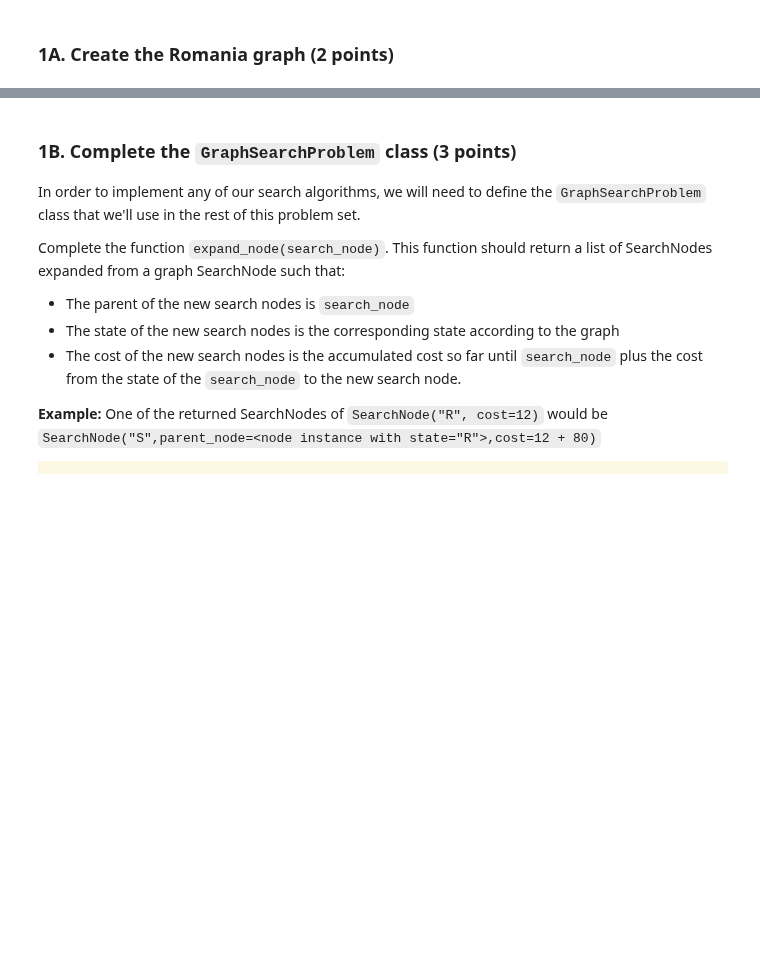
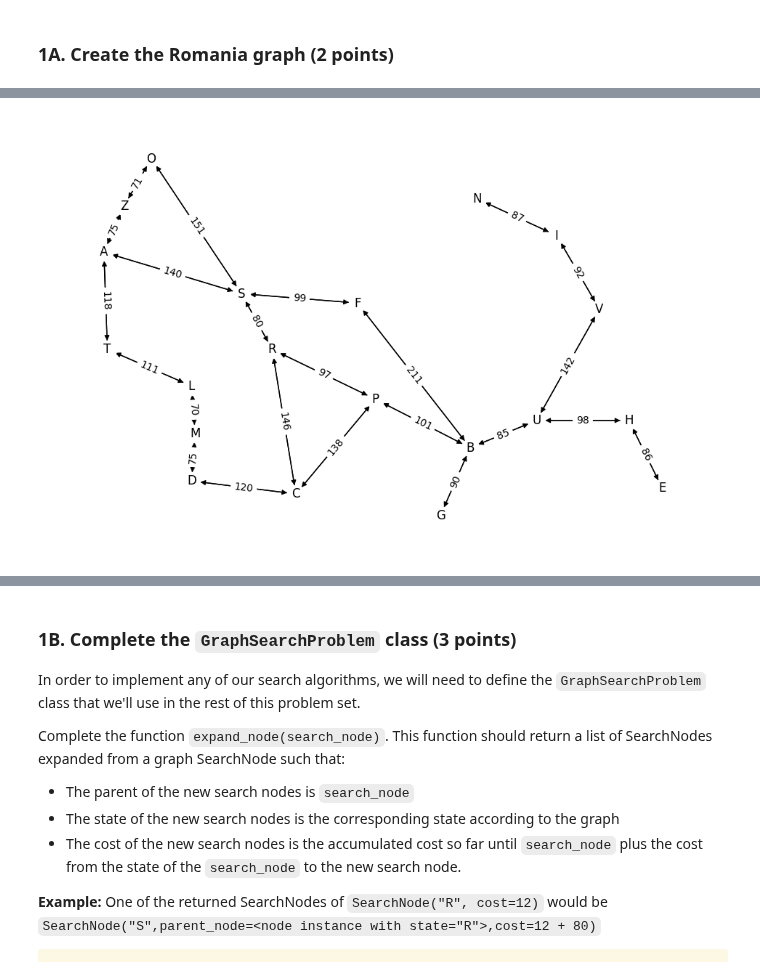
Before and after one commit to andrewgorovoy-mde/PADM_Fall2026, a Jupyter notebook: homeworks/ps2/ProblemSet02_InformedSearch_and_RRTs_release.ipynb, the cells around one changed output, grey strips where cells are left out. Drawn from its saved outputs; the diff is of its cells as text; code cells hidden in the pictures; blank space fills up the shorter version.

```diff
--- a/homeworks/ps2/ProblemSet02_InformedSearch_and_RRTs_release.ipynb
+++ b/homeworks/ps2/ProblemSet02_InformedSearch_and_RRTs_release.ipynb
@@ -156,13 +158,28 @@ romania_locations = dict(
 # %%
 # Write the code to generate the romania_graph in this cell
 # Save the graph in the romania_graph variable
 
+# example_graph = Graph()
+
+# # Add graph edges
+# example_graph.add_edge("A", "B", weight=5.0)
+
 romania_graph = Graph()
 ## Complete the code to generate the graph below...
-raise NotImplementedError()
+for key, values in romania_connections.items():
+    for connection, conn_weight in values.items():
+        romania_graph.add_edge(key, connection, weight=conn_weight)
+romania_graph.set_node_positions(romania_locations)
+
+
+
+
+
 
 # Let's draw the graph you have generated now.
 romania_graph.draw()
+# %% [output]
+[figure, added]
 # %%
 """Check that the romania graph is correct"""
 Grader.run_single_test_inline(TestPSet2, "test_01_romania_graph", locals())
```
Also changed, not shown: parts of 6 cells of this notebook.
